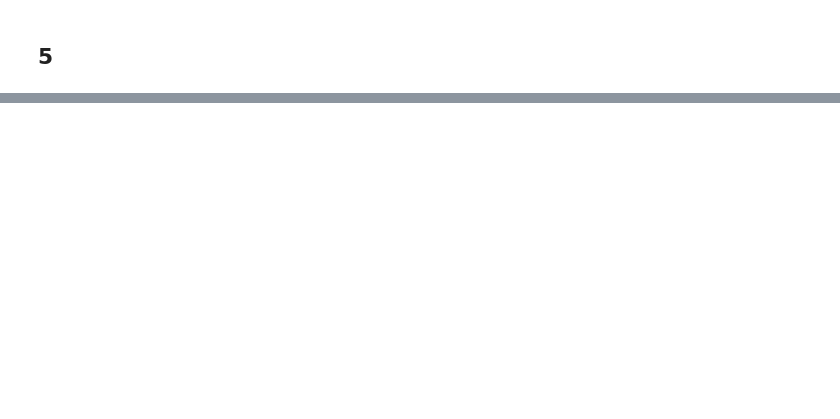
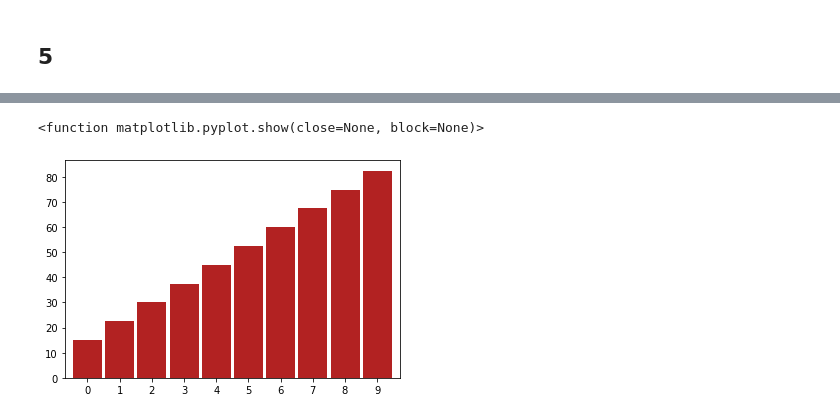
Before and after one commit to hinzle/numpy-pandas-visualization-exercises, a Jupyter notebook: pandas_series.ipynb, the cells around one changed output, grey strips where cells are left out. Saved outputs shown, nothing was run; the diff lists cells and outputs as text; code cells hidden in the pictures; blank space fills up the shorter version.

```diff
--- a/pandas_series.ipynb
+++ b/pandas_series.ipynb
@@ -778,0 +1044,7 @@ Name: Fruits, dtype: object
+# %%
+numbers_series.plot.bar(color='firebrick', width=.9)
+plt.xticks(rotation=0)
+plt.show
+# %% [output]
+<function matplotlib.pyplot.show(close=None, block=None)>
+[figure, added]
```
Also changed, not shown: parts of 89 cells of this notebook.
